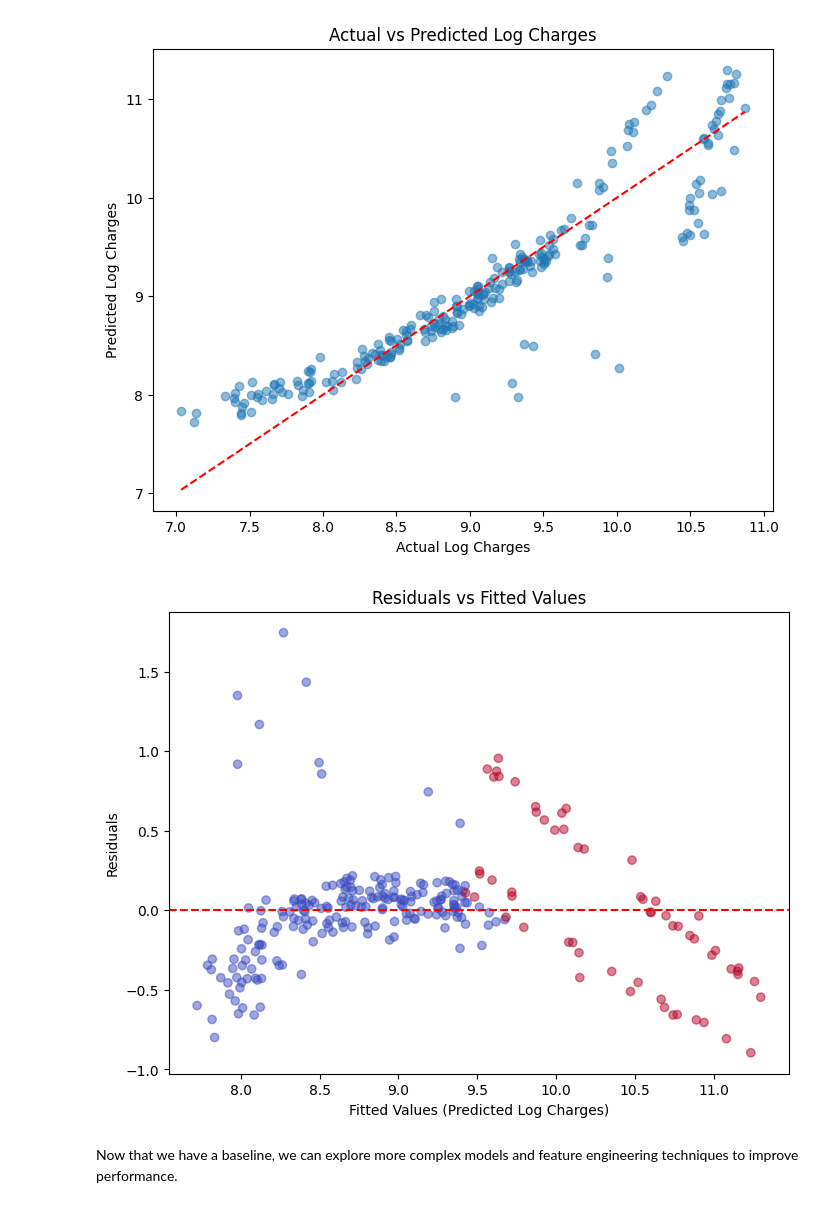
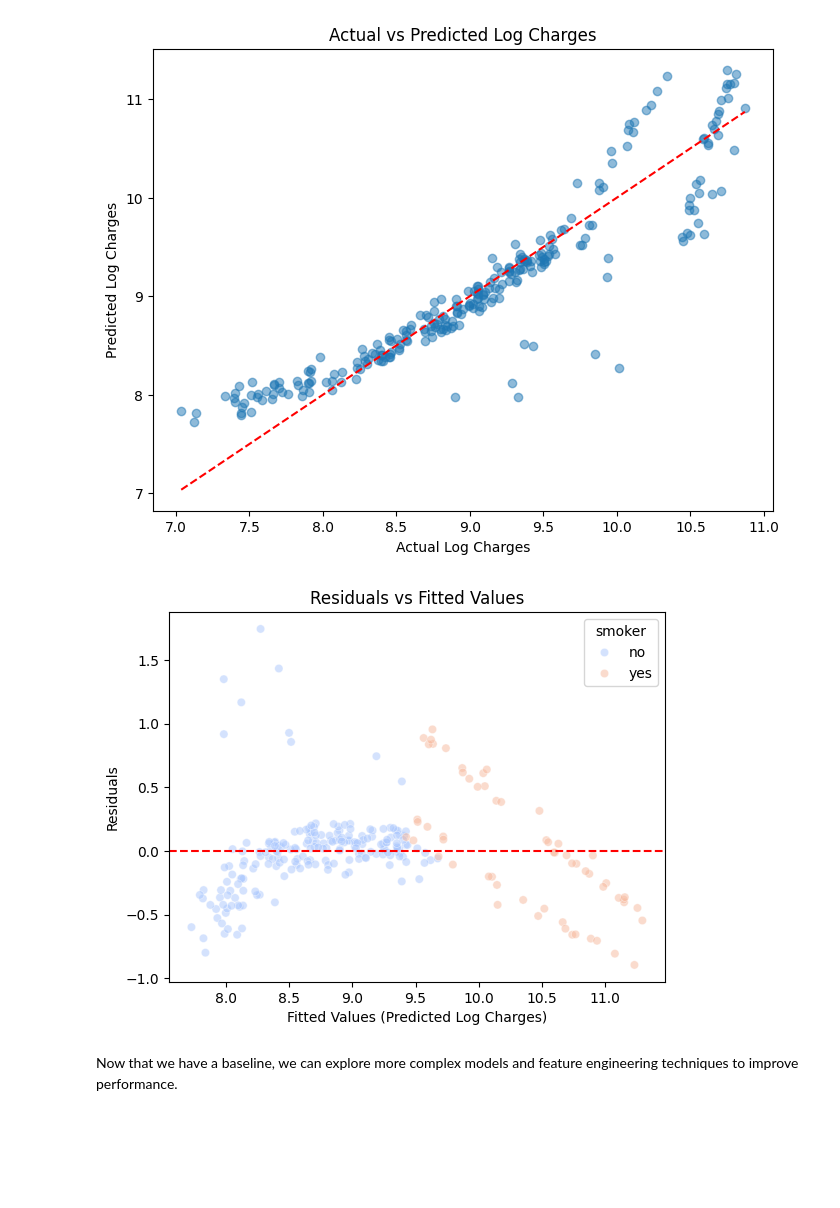
Before and after one commit to s-hreya-riram/three-little-pigs, a Jupyter notebook: exploratory_data_analysis.ipynb, the cells around one changed output. Cells and saved outputs as stored; diff of their text form; code cells hidden in the pictures; blank space fills up the shorter version.

```diff
--- a/exploratory_data_analysis.ipynb
+++ b/exploratory_data_analysis.ipynb
@@ -122,7 +124,0 @@ plt.show()
-# %%
-# Since age and charges are right skewed, we can apply log transformation to them
-import numpy as np
-data_df['log_charges'] = np.log(data_df['charges'])
-data_df[['log_charges']].hist(bins=30, figsize=(10, 5))
-plt.tight_layout()
-plt.show()
@@ -193,17 +187,22 @@ plt.show()
 # %% [output]
 [figure]
 # %%
-# plot residuals vs fitted values
+# Plot residuals vs fitted values
 residuals = y_test - y_pred
-plt.figure(figsize=(8, 6))
-plt.scatter(y_pred, residuals, alpha=0.5, c=data_df.loc[y_test.index, 'smoker'].map({'yes': 1, 'no': 0}), cmap='coolwarm')
+sns.scatterplot(
+    x=y_pred,
+    y=residuals,
+    hue=data_df.loc[y_test.index, 'smoker'],
+    palette='coolwarm',
+    alpha=0.5
+)
 plt.axhline(0, color='r', linestyle='--')
 plt.xlabel('Fitted Values (Predicted Log Charges)')
 plt.ylabel('Residuals')
 plt.title('Residuals vs Fitted Values')
 plt.show()
 # %% [output]
-[figure, old version]
+[figure, new version]
 # %% [markdown]
 Now that we have a baseline, we can explore more complex models and feature engineering techniques to improve performance.
 # %% [markdown]
```
Also changed, not shown: parts of 69 cells of this notebook.
